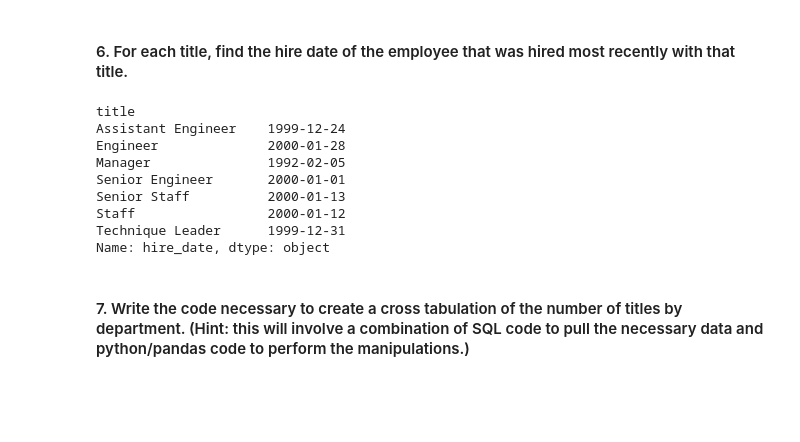
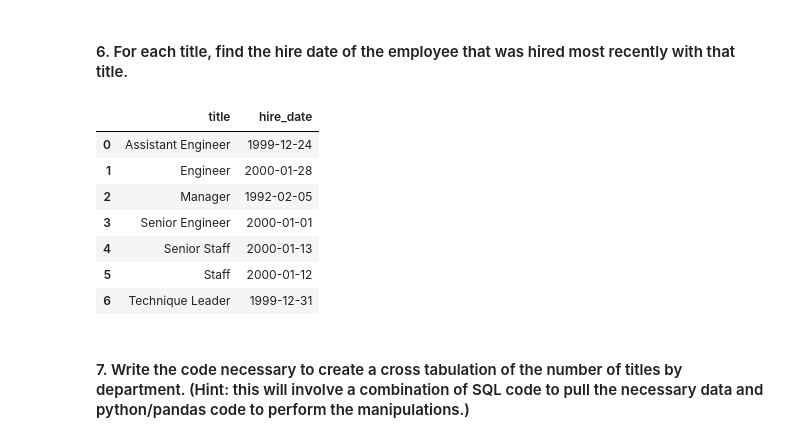
Before and after one commit to SchneemannDavid/numpy-pandas-visualization-exercises, a Jupyter notebook: advanced_dataframes.ipynb, the cells around one changed output. Drawn from its saved outputs; the diff is of its cells as text; code cells hidden in the pictures; blank space fills up the shorter version.

```diff
--- a/advanced_dataframes.ipynb
+++ b/advanced_dataframes.ipynb
@@ -574,17 +574,17 @@ emp_titles.head()
 # %% [markdown]
 #### 6. For each title, find the hire date of the employee that was hired most recently with that title.
 # %%
-emp_titles.groupby('title').hire_date.max()
+emp_titles.groupby('title').hire_date.max().reset_index()
+# .reset_index() ensures index is present. Without, our titles would be the index
 # %% [output]
-title
-Assistant Engineer    1999-12-24
-Engineer              2000-01-28
-Manager               1992-02-05
-Senior Engineer       2000-01-01
-Senior Staff          2000-01-13
-Staff                 2000-01-12
-Technique Leader      1999-12-31
-Name: hire_date, dtype: object
+|  | title | hire_date |
+| 0 | Assistant Engineer | 1999-12-24 |
+| 1 | Engineer | 2000-01-28 |
+| 2 | Manager | 1992-02-05 |
+| 3 | Senior Engineer | 2000-01-01 |
+| 4 | Senior Staff | 2000-01-13 |
+| 5 | Staff | 2000-01-12 |
+| 6 | Technique Leader | 1999-12-31 |
 # %% [markdown]
 #### 7. Write the code necessary to create a cross tabulation of the number of titles by department. (Hint: this will involve a combination of SQL code to pull the necessary data and python/pandas code to perform the manipulations.)
 # %%
```
Also changed, not shown: parts of 1 cell of this notebook, 1 other file.
